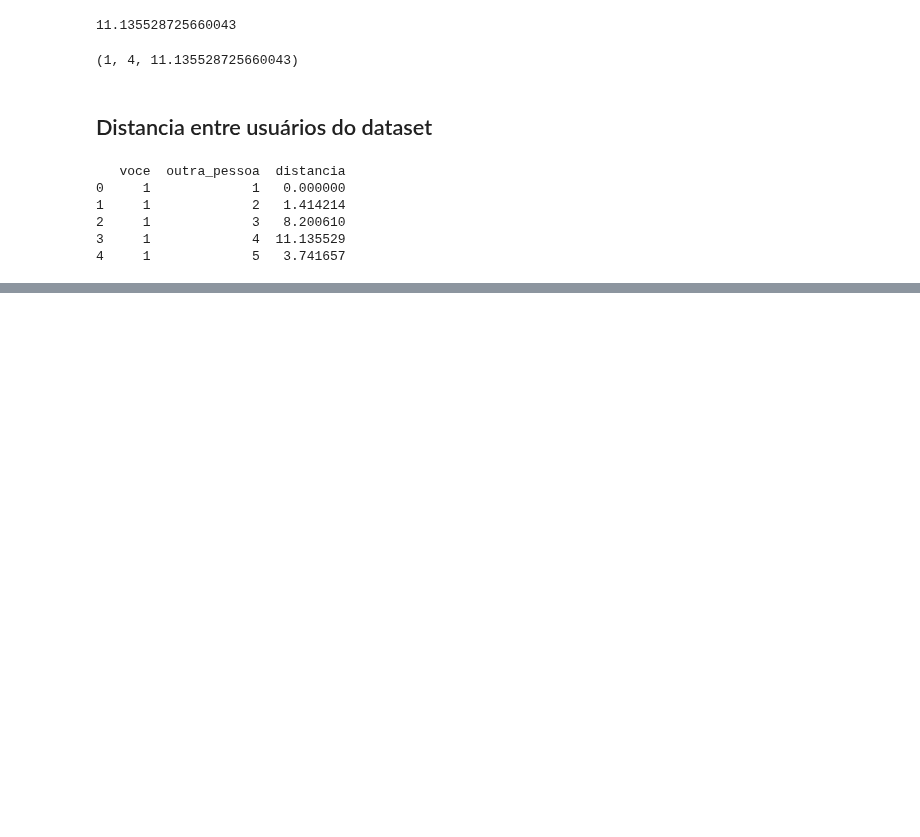
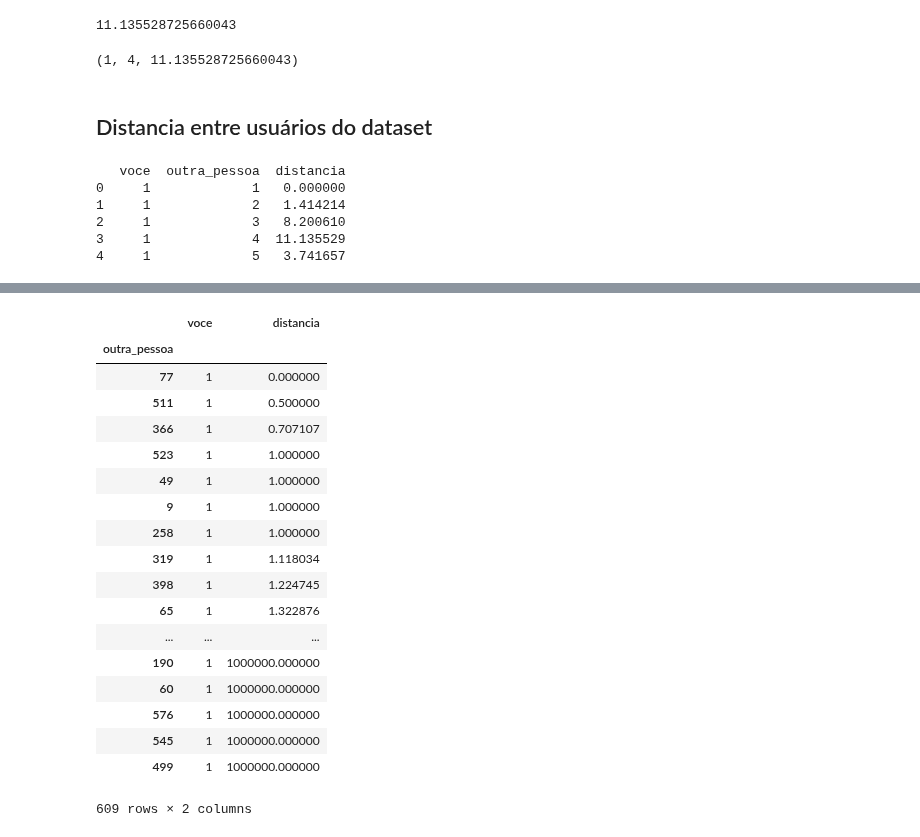
Before and after one commit to lsandrade/alura-ml, a Jupyter notebook: Recomendação filmes 2.ipynb, the cells around one changed output, grey strips where cells are left out. Saved outputs shown, nothing was run; the diff lists cells and outputs as text; code cells hidden in the pictures; blank space fills up the shorter version.

Commit message:
Ordena usuários mais próximos e coloca distancia grande quando não tem muitos filmes em comum

```diff
--- a/Recomendação filmes 2.ipynb
+++ b/Recomendação filmes 2.ipynb
@@ -229,0 +253,26 @@ print(distancia_de_todos(1).head())
+# %%
+def mais_proximos_de_voce(voce):
+    distancias = distancia_de_todos(voce)
+    return distancias.sort_values("distancia").set_index("outra_pessoa").drop(voce)
+# %%
+mais_proximos_de_voce(1)
+# %% [output]
+|  | voce | distancia |
+| outra_pessoa |  |  |
+| 77 | 1 | 0.000000 |
+| 511 | 1 | 0.500000 |
+| 366 | 1 | 0.707107 |
+| 523 | 1 | 1.000000 |
+| 49 | 1 | 1.000000 |
+| 9 | 1 | 1.000000 |
+| 258 | 1 | 1.000000 |
+| 319 | 1 | 1.118034 |
+| 398 | 1 | 1.224745 |
+| 65 | 1 | 1.322876 |
+| ... | ... | ... |
+| 190 | 1 | 1000000.000000 |
+| 60 | 1 | 1000000.000000 |
+| 576 | 1 | 1000000.000000 |
+| 545 | 1 | 1000000.000000 |
+| 499 | 1 | 1000000.000000 |
+609 rows × 2 columns
```
Also changed, not shown: parts of 3 cells of this notebook.
